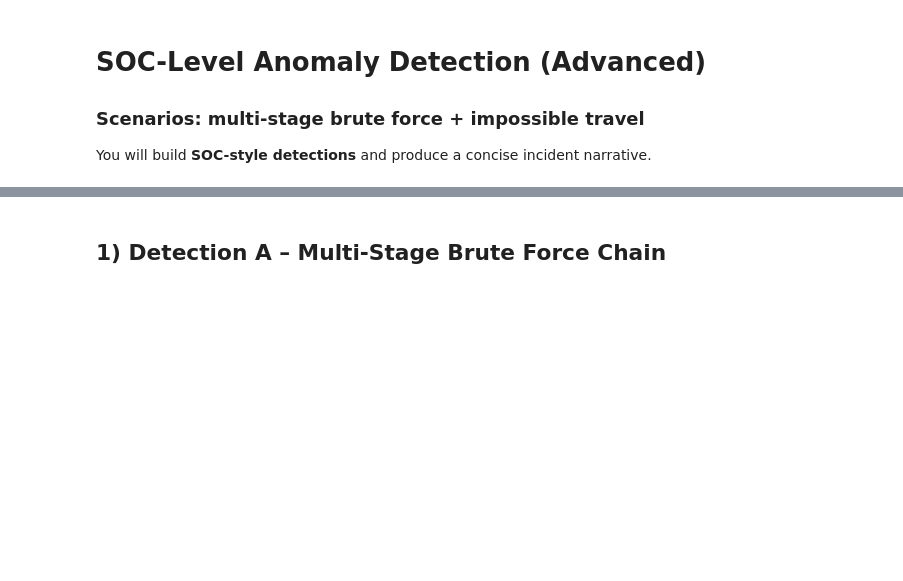
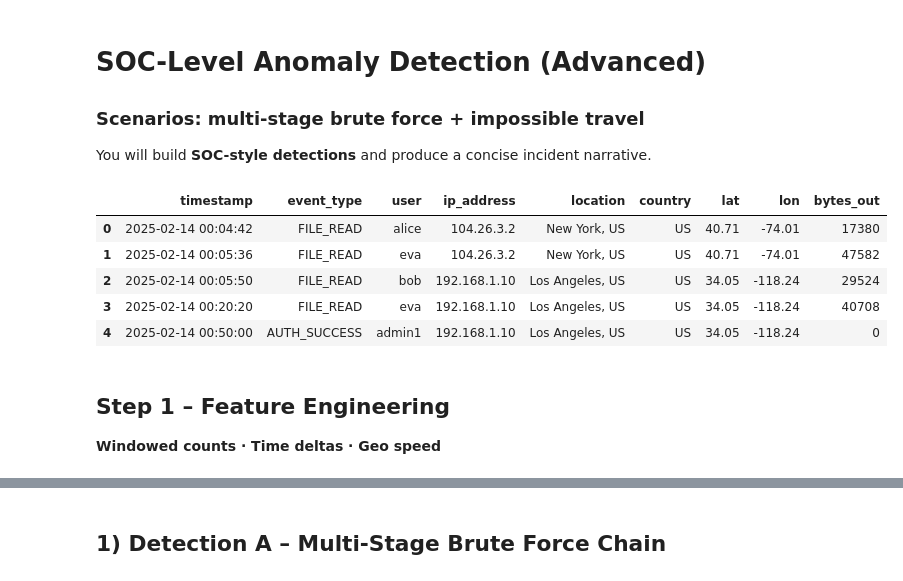
Before and after one commit to kayronmacon/jupyter, a Jupyter notebook: Assignments/SOC_Level_Version/SOC_Level_Anomaly_Detection_Starter.ipynb, the cells around one changed output, grey strips where cells are left out. Cells and saved outputs as stored; diff of their text form; code cells hidden in the pictures; blank space fills up the shorter version.

```diff
--- a/Assignments/SOC_Level_Version/SOC_Level_Anomaly_Detection_Starter.ipynb
+++ b/Assignments/SOC_Level_Version/SOC_Level_Anomaly_Detection_Starter.ipynb
@@ -9,7 +9,17 @@ import numpy as np
 from math import radians, sin, cos, asin, sqrt
 from datetime import timedelta
 # %%
-df = pd.read_csv('soc_auth_activity_advanced.csv')
+df = pd.read_csv(r'C:/Users/kayro/jupyter/Assignments/SOC_Level_Version/soc_auth_activity_advanced.csv')
 df['timestamp'] = pd.to_datetime(df['timestamp'])
 df = df.sort_values('timestamp').reset_index(drop=True)
 df.head()
+# %% [output]
+|  | timestamp | event_type | user | ip_address | location | country | lat | lon | bytes_out |
+| 0 | 2025-02-14 00:04:42 | FILE_READ | alice | 104.26.3.2 | New York, US | US | 40.71 | -74.01 | 17380 |
+| 1 | 2025-02-14 00:05:36 | FILE_READ | eva | 104.26.3.2 | New York, US | US | 40.71 | -74.01 | 47582 |
+| 2 | 2025-02-14 00:05:50 | FILE_READ | bob | 192.168.1.10 | Los Angeles, US | US | 34.05 | -118.24 | 29524 |
+| 3 | 2025-02-14 00:20:20 | FILE_READ | eva | 192.168.1.10 | Los Angeles, US | US | 34.05 | -118.24 | 40708 |
+| 4 | 2025-02-14 00:50:00 | AUTH_SUCCESS | admin1 | 192.168.1.10 | Los Angeles, US | US | 34.05 | -118.24 | 0 |
+# %% [markdown]
+## Step 1 – Feature Engineering
+**Windowed counts · Time deltas · Geo speed**
```
Also changed, not shown: parts of 11 cells of this notebook, 1 other file.
